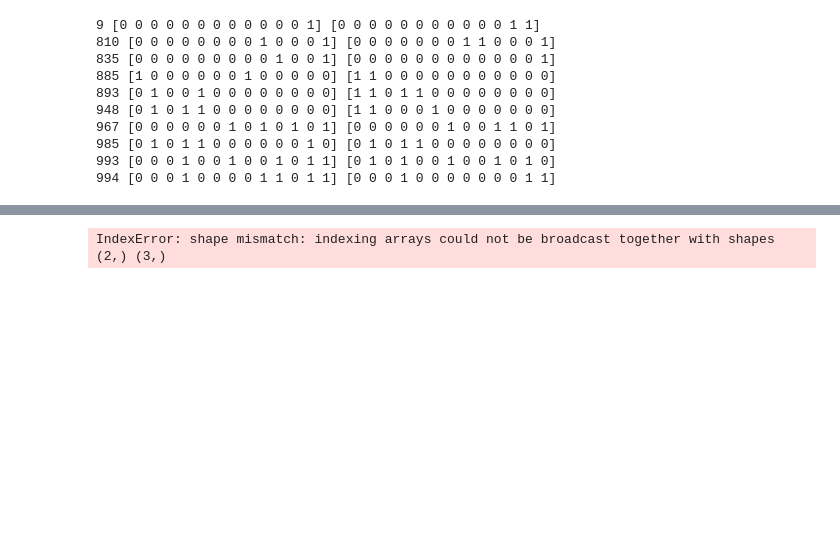
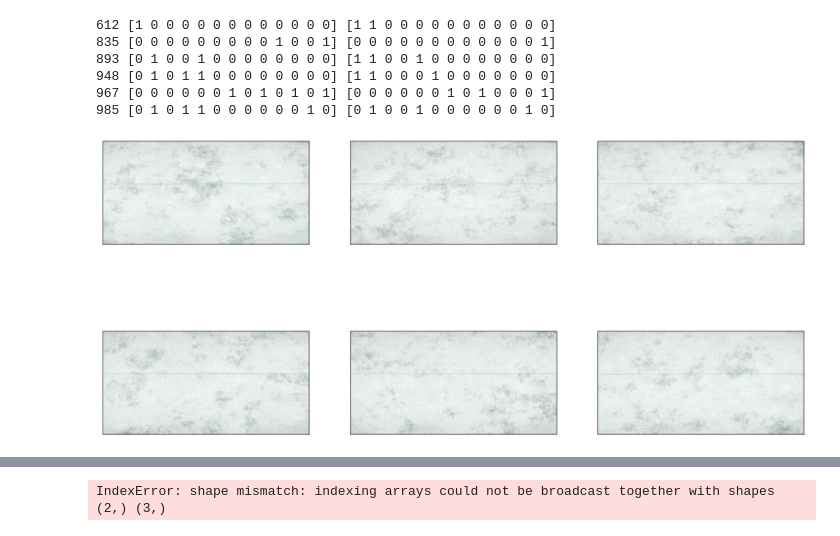
Before and after one commit to vaishnavJa/Multi_Label_optical_Segmentation, a Jupyter notebook: result_analysis.ipynb, the cells around one changed output, grey strips where cells are left out. Saved outputs shown, nothing was run; the diff lists cells and outputs as text; code cells hidden in the pictures; blank space fills up the shorter version.

```diff
--- a/result_analysis.ipynb
+++ b/result_analysis.ipynb
@@ -192,17 +196,33 @@ array([ 0, 60, 61, 76, 78, 83, 84, 85, 89, 90, 93, 94, 95])
 # %%
-for i in np.where(np.sum(n_ground[:,2:] == n_pred[:,2:],axis=1) != 11)[0]:
+for i in np.where(np.sum(n_ground == n_pred ,axis=1) != 13)[0]:
     print(val_data[i],n_ground[i].astype(int),n_pred[i])
 # %% [output]
-9 [0 0 0 0 0 0 0 0 0 0 0 0 1] [0 0 0 0 0 0 0 0 0 0 0 1 1]
-810 [0 0 0 0 0 0 0 0 1 0 0 0 1] [0 0 0 0 0 0 0 1 1 0 0 0 1]
+612 [1 0 0 0 0 0 0 0 0 0 0 0 0] [1 1 0 0 0 0 0 0 0 0 0 0 0]
 835 [0 0 0 0 0 0 0 0 0 1 0 0 1] [0 0 0 0 0 0 0 0 0 0 0 0 1]
-885 [1 0 0 0 0 0 0 1 0 0 0 0 0] [1 1 0 0 0 0 0 0 0 0 0 0 0]
-893 [0 1 0 0 1 0 0 0 0 0 0 0 0] [1 1 0 1 1 0 0 0 0 0 0 0 0]
+893 [0 1 0 0 1 0 0 0 0 0 0 0 0] [1 1 0 0 1 0 0 0 0 0 0 0 0]
 948 [0 1 0 1 1 0 0 0 0 0 0 0 0] [1 1 0 0 0 1 0 0 0 0 0 0 0]
-967 [0 0 0 0 0 0 1 0 1 0 1 0 1] [0 0 0 0 0 0 1 0 0 1 1 0 1]
-985 [0 1 0 1 1 0 0 0 0 0 0 1 0] [0 1 0 1 1 0 0 0 0 0 0 0 0]
-993 [0 0 0 1 0 0 1 0 0 1 0 1 1] [0 1 0 1 0 0 1 0 0 1 0 1 0]
-994 [0 0 0 1 0 0 0 0 1 1 0 1 1] [0 0 0 1 0 0 0 0 0 0 0 1 1]
+967 [0 0 0 0 0 0 1 0 1 0 1 0 1] [0 0 0 0 0 0 1 0 1 0 0 0 1]
+985 [0 1 0 1 1 0 0 0 0 0 0 1 0] [0 1 0 0 1 0 0 0 0 0 0 1 0]
+# %%
+images = []
+for i in np.where(np.sum(n_ground == n_pred ,axis=1) != 13)[0]:
+    file = f'/home/hpc/iwfa/iwfa024h/dataset/Images_3000x1500/{i}.jpg'
+    images.append(cv2.imread(file))
+
+# plot the images in the batch, along with the corresponding labels
+fig = plt.figure(figsize=(20, 10))
+# display 20 images
+for idx in np.arange(6):
+    ax = fig.add_subplot(2, 3, idx+1, xticks=[], yticks=[])
+    plt.imshow(images[idx])
+
+fig = plt.figure(figsize=(20, 10))
+# display 20 images
+for idx in np.arange(6):
+    ax = fig.add_subplot(2, 3, idx+1, xticks=[], yticks=[])
+    plt.imshow(images[idx])
+# %% [output]
+[figure, added]
 # %%
 from sklearn.metrics import multilabel_confusion_matrix, classification_report
 from sklearn.preprocessing import MultiLabelBinarizer
```
Also changed, not shown: parts of 20 cells of this notebook, 11 other files.
